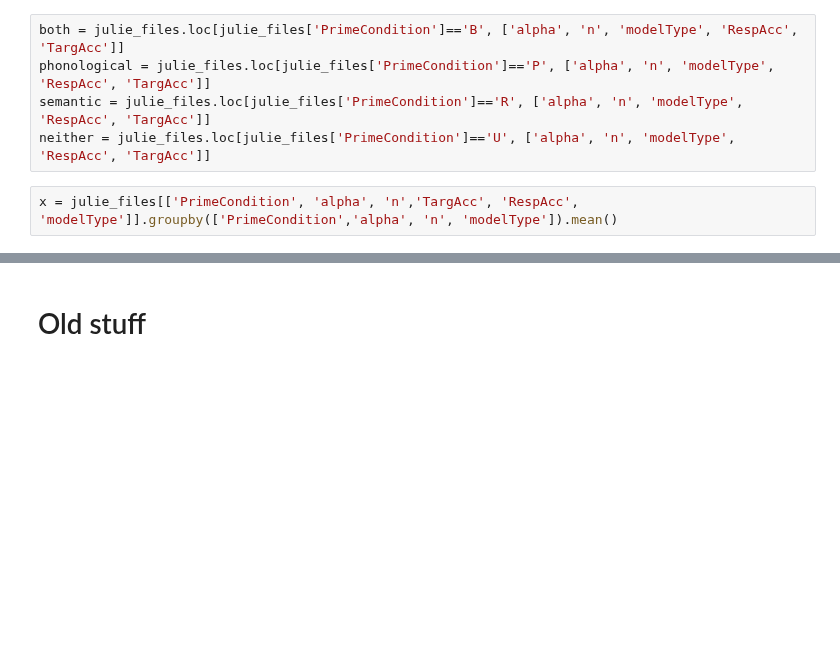
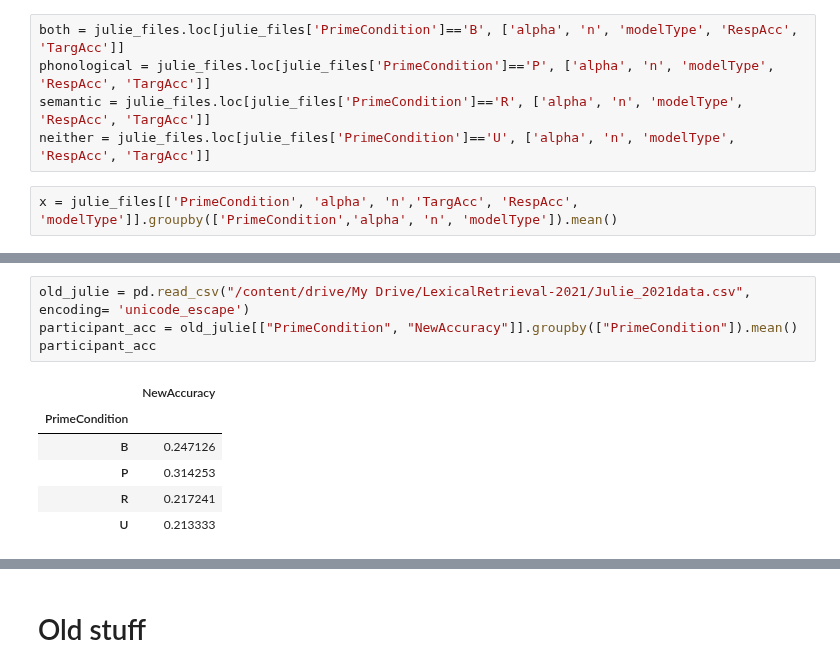
Before and after one commit to abhilasha-kumar/modeling-lexical-retrieval, a Jupyter notebook: LexicalRetrieval.ipynb, the cells around one changed output, grey strips where cells are left out. Drawn from its saved outputs; the diff is of its cells as text; blank space fills up the shorter version.

```diff
--- a/LexicalRetrieval.ipynb
+++ b/LexicalRetrieval.ipynb
@@ -844,2 +838,13 @@ Index(['TargAcc', 'RespAcc'], dtype='object')
+# %%
+old_julie = pd.read_csv("/content/drive/My Drive/LexicalRetrieval-2021/Julie_2021data.csv", encoding= 'unicode_escape')
+participant_acc = old_julie[["PrimeCondition", "NewAccuracy"]].groupby(["PrimeCondition"]).mean()
+participant_acc
+# %% [output]
+|  | NewAccuracy |
+| PrimeCondition |  |
+| B | 0.247126 |
+| P | 0.314253 |
+| R | 0.217241 |
+| U | 0.213333 |
 # %%
 #test unstack plotting
```
Also changed, not shown: parts of 5 cells of this notebook.
